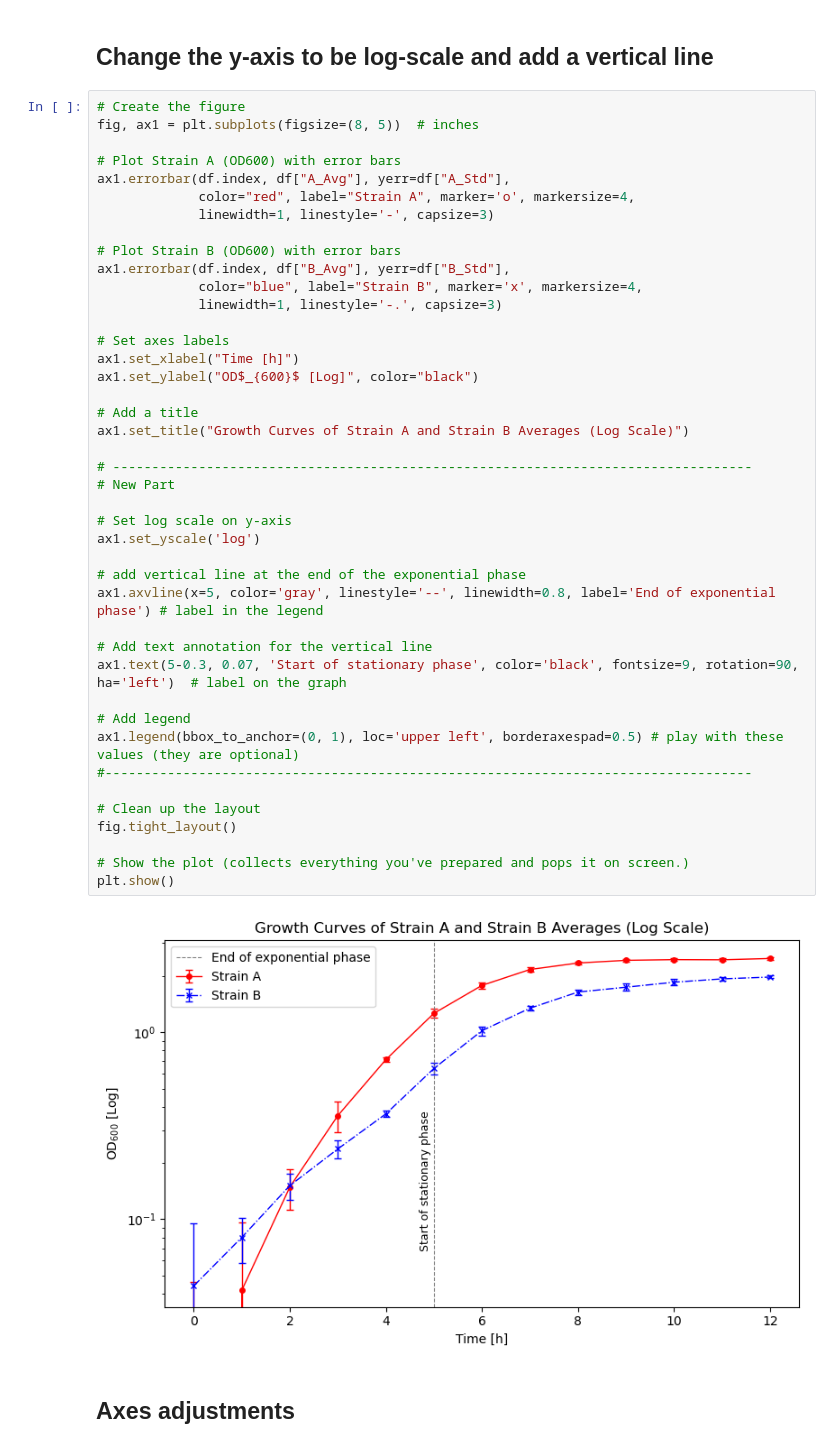
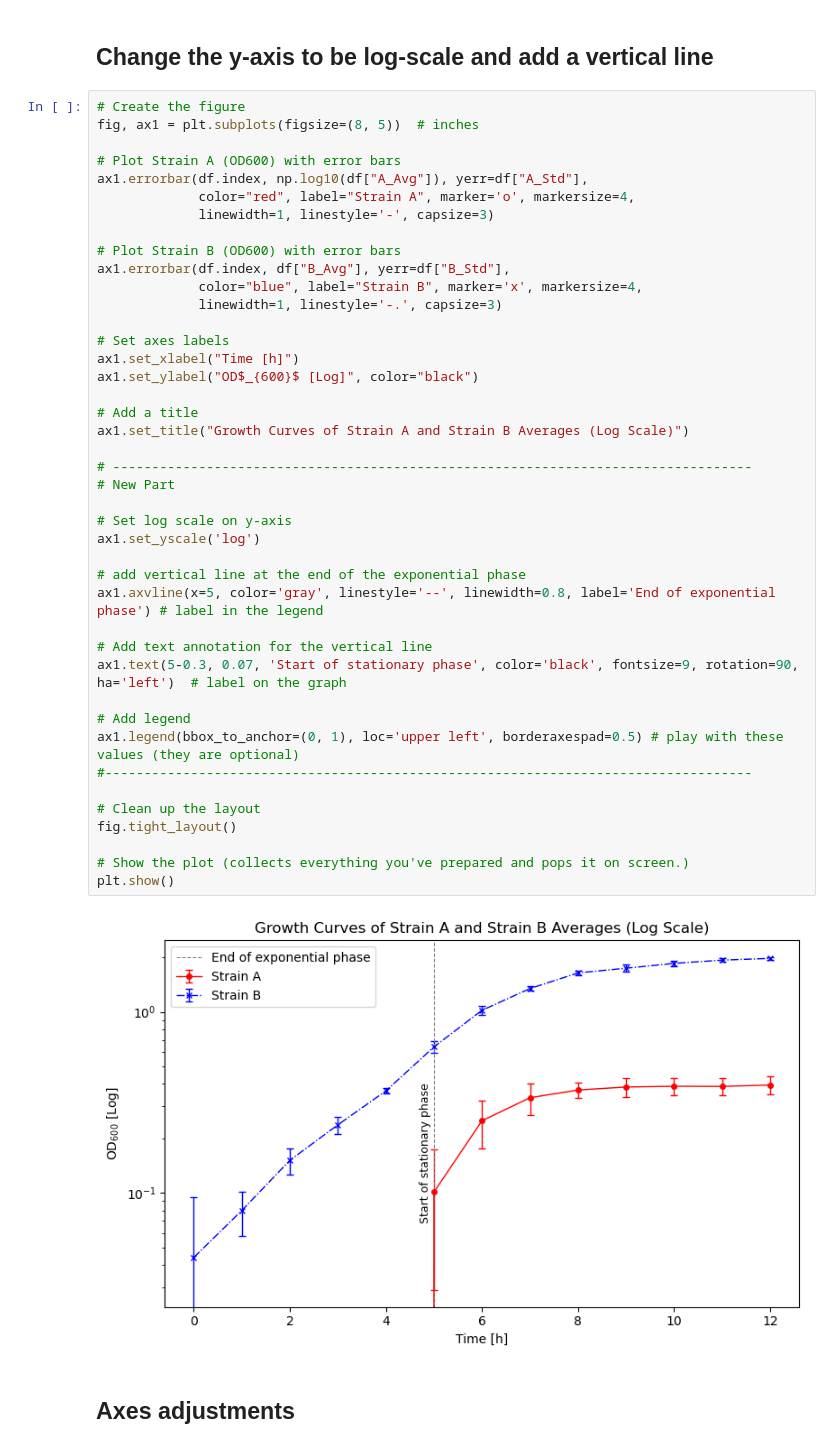
Before and after one commit to isacasini/ProgrammingWorkshop, a Jupyter notebook: 003_Plotting01.ipynb, the cells around one changed output. Saved outputs shown, nothing was run; the diff lists cells and outputs as text.

```diff
--- a/003_Plotting01.ipynb
+++ b/003_Plotting01.ipynb
@@ -146,7 +146,7 @@ plt.show()
 fig, ax1 = plt.subplots(figsize=(8, 5))  # inches
 
 # Plot Strain A (OD600) with error bars
-ax1.errorbar(df.index, df["A_Avg"], yerr=df["A_Std"],
+ax1.errorbar(df.index, np.log10(df["A_Avg"]), yerr=df["A_Std"],
              color="red", label="Strain A", marker='o', markersize=4,
              linewidth=1, linestyle='-', capsize=3)
 
@@ -157,34 +157,34 @@ ax1.errorbar(df.index, df["B_Avg"], yerr=df["B_Std"],
 
 # Set axes labels
 ax1.set_xlabel("Time [h]")
 ax1.set_ylabel("OD$_{600}$ [Log]", color="black")
 
 # Add a title
 ax1.set_title("Growth Curves of Strain A and Strain B Averages (Log Scale)")
 
 # ----------------------------------------------------------------------------------
 # New Part
 
 # Set log scale on y-axis
 ax1.set_yscale('log')
 
 # add vertical line at the end of the exponential phase
 ax1.axvline(x=5, color='gray', linestyle='--', linewidth=0.8, label='End of exponential phase') # label in the legend
 
 # Add text annotation for the vertical line
 ax1.text(5-0.3, 0.07, 'Start of stationary phase', color='black', fontsize=9, rotation=90, ha='left')  # label on the graph
 
 # Add legend
 ax1.legend(bbox_to_anchor=(0, 1), loc='upper left', borderaxespad=0.5) # play with these values (they are optional)
 #-----------------------------------------------------------------------------------
 
 # Clean up the layout
 fig.tight_layout()
 
 # Show the plot (collects everything you've prepared and pops it on screen.)
 plt.show()
 # %% [output]
-[figure, old version]
+[figure, new version]
 # %% [markdown]
 ## Axes adjustments
 # %%
```
Also changed, not shown: parts of 1 cell of this notebook, 1 other file.
